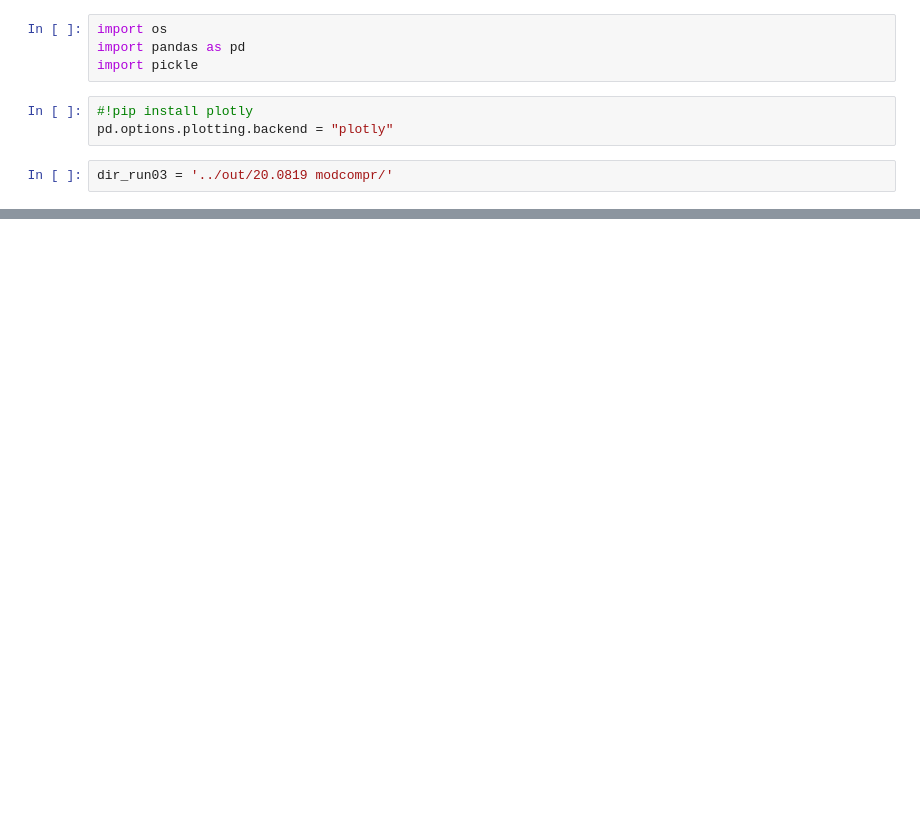
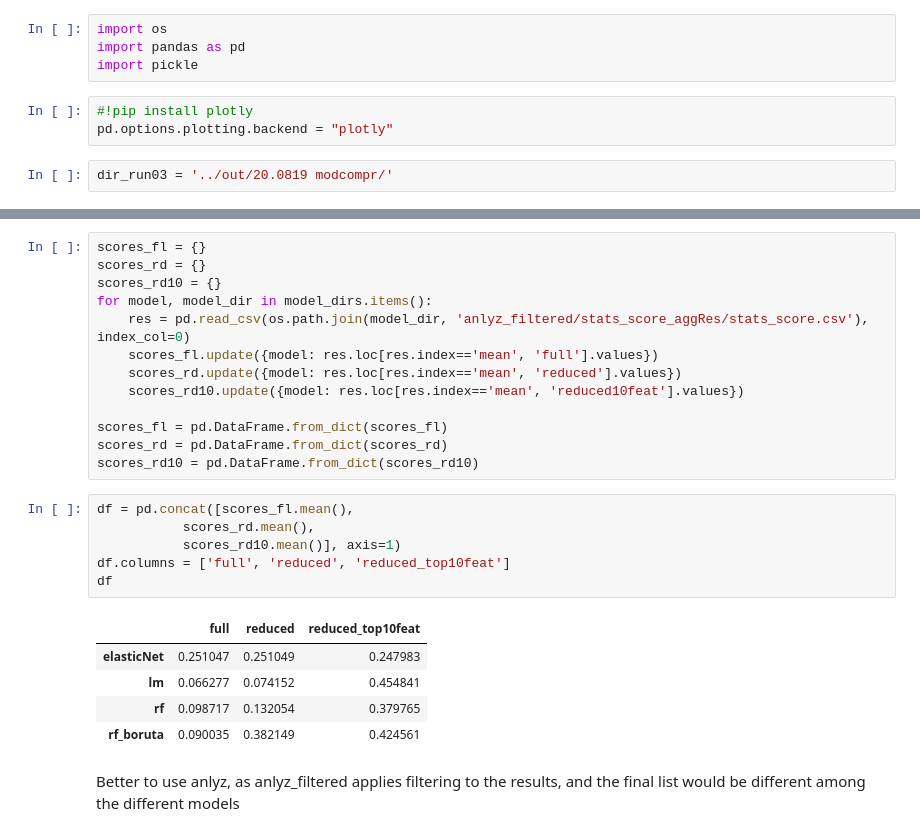
Before and after one commit to pritchardlabatpsu/cga_app, a Jupyter notebook: notebooks/18b-compr_modresults_run03.ipynb, the cells around one changed output, grey strips where cells are left out. Cells and saved outputs as stored; diff of their text form; blank space fills up the shorter version.

```diff
--- a/notebooks/18b-compr_modresults_run03.ipynb
+++ b/notebooks/18b-compr_modresults_run03.ipynb
@@ -24,0 +98,27 @@ scores.boxplot()
+# %%
+scores_fl = {}
+scores_rd = {}
+scores_rd10 = {}
+for model, model_dir in model_dirs.items():
+    res = pd.read_csv(os.path.join(model_dir, 'anlyz_filtered/stats_score_aggRes/stats_score.csv'), index_col=0)
+    scores_fl.update({model: res.loc[res.index=='mean', 'full'].values})
+    scores_rd.update({model: res.loc[res.index=='mean', 'reduced'].values})
+    scores_rd10.update({model: res.loc[res.index=='mean', 'reduced10feat'].values})
+
+scores_fl = pd.DataFrame.from_dict(scores_fl)
+scores_rd = pd.DataFrame.from_dict(scores_rd)
+scores_rd10 = pd.DataFrame.from_dict(scores_rd10)
+# %%
+df = pd.concat([scores_fl.mean(),
+           scores_rd.mean(),
+           scores_rd10.mean()], axis=1)
+df.columns = ['full', 'reduced', 'reduced_top10feat']
+df
+# %% [output]
+|  | full | reduced | reduced_top10feat |
+| elasticNet | 0.251047 | 0.251049 | 0.247983 |
+| lm | 0.066277 | 0.074152 | 0.454841 |
+| rf | 0.098717 | 0.132054 | 0.379765 |
+| rf_boruta | 0.090035 | 0.382149 | 0.424561 |
+# %% [markdown]
+Better to use anlyz, as anlyz_filtered applies filtering to the results, and the final list would be different among the different models
```
Also changed, not shown: parts of 14 cells of this notebook, 4 other files.
